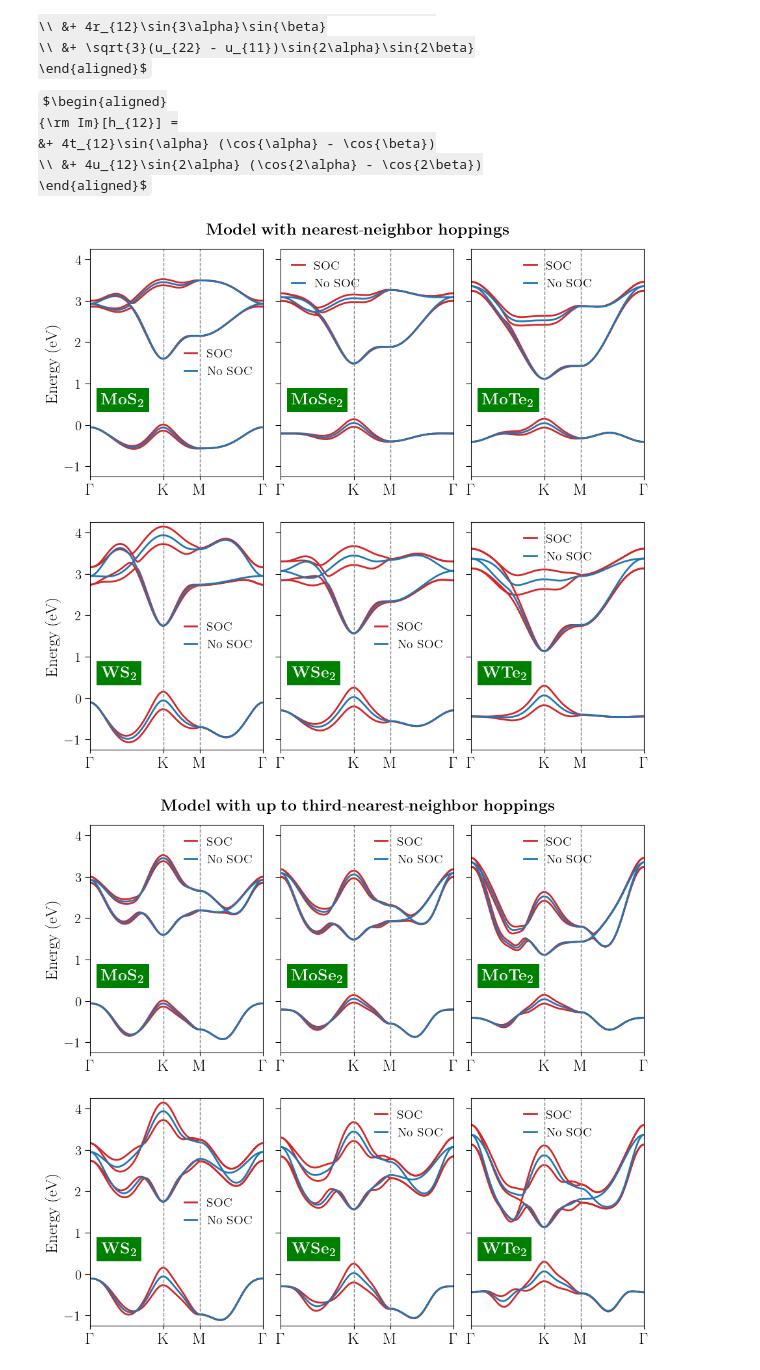
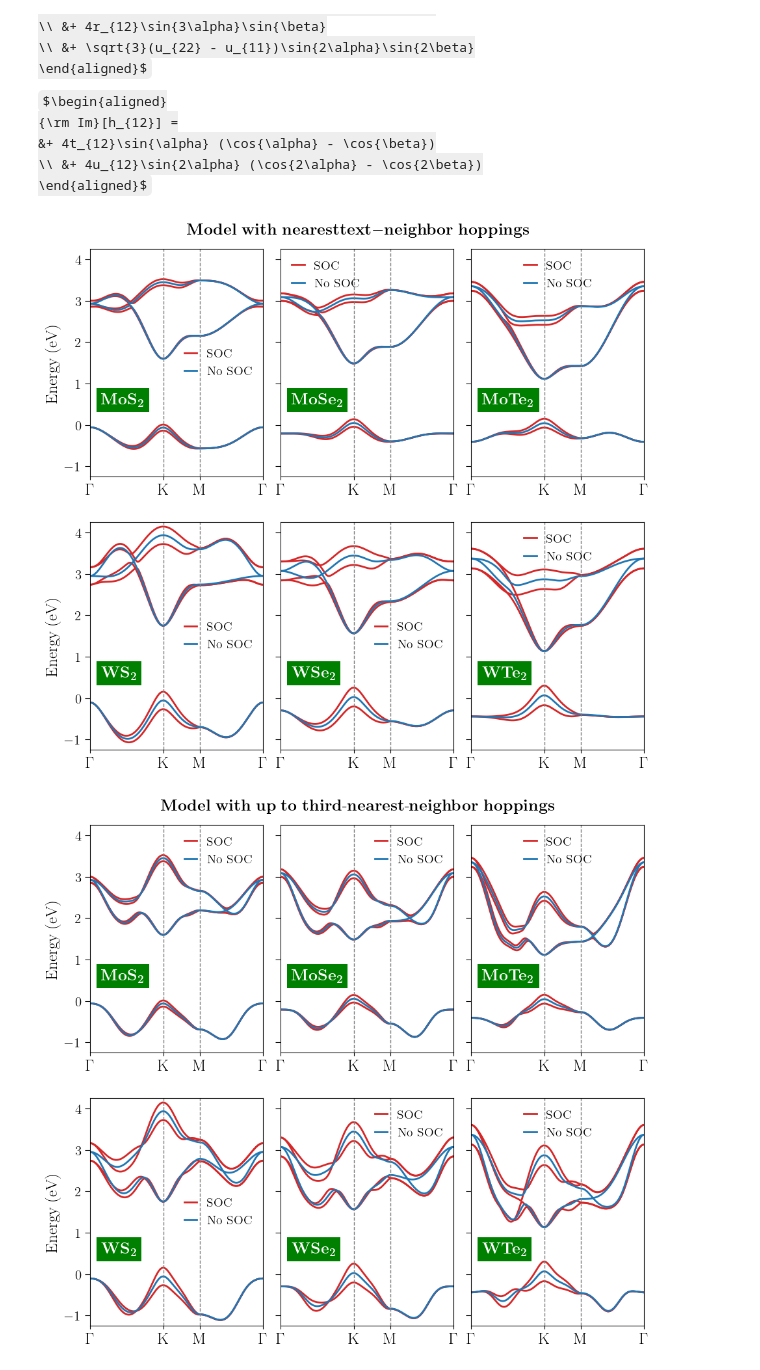
Before and after one commit to KJohnmar/INL-OBELIX-2026, a Jupyter notebook: TMDs/TMDs-monolayers.ipynb, the cells around one changed output. Cells and saved outputs as stored; diff of their text form; code cells hidden in the pictures; some formulas as TeX source.

```diff
--- a/TMDs/TMDs-monolayers.ipynb
+++ b/TMDs/TMDs-monolayers.ipynb
@@ -810,35 +813,35 @@ def main_BandStructure_1N_analytically():
     plot_BandStructure_TMDs_analytically(ax2, k_axis, HS_axis, bands, bands_soc, name="MoSe2", option="SOCvsNoSOC")
 
     _, _, bands = calculate_TMDs_analytically(n_pts=100, name="MoTe2", TB_model="1N", fit_parameter="GGA", soc=False)
     _, _, bands_soc = calculate_TMDs_analytically(n_pts=100, name="MoTe2", TB_model="1N", fit_parameter="GGA", soc=True)
     plot_BandStructure_TMDs_analytically(ax3, k_axis, HS_axis, bands, bands_soc, name="MoTe2", option="SOCvsNoSOC")
 
     _, _, bands = calculate_TMDs_analytically(n_pts=100, name="WS2", TB_model="1N", fit_parameter="GGA", soc=False)
     _, _, bands_soc = calculate_TMDs_analytically(n_pts=100, name="WS2", TB_model="1N", fit_parameter="GGA", soc=True)
     plot_BandStructure_TMDs_analytically(ax4, k_axis, HS_axis, bands, bands_soc, name="WS2", option="SOCvsNoSOC")
 
     _, _, bands = calculate_TMDs_analytically(n_pts=100, name="WSe2", TB_model="1N", fit_parameter="GGA", soc=False)
     _, _, bands_soc = calculate_TMDs_analytically(n_pts=100, name="WSe2", TB_model="1N", fit_parameter="GGA", soc=True)
     plot_BandStructure_TMDs_analytically(ax5, k_axis, HS_axis, bands, bands_soc, name="WSe2", option="SOCvsNoSOC")
 
     _, _, bands = calculate_TMDs_analytically(n_pts=100, name="WTe2", TB_model="1N", fit_parameter="GGA", soc=False)
     _, _, bands_soc = calculate_TMDs_analytically(n_pts=100, name="WTe2", TB_model="1N", fit_parameter="GGA", soc=True)
     plot_BandStructure_TMDs_analytically(ax6, k_axis, HS_axis, bands, bands_soc, name="WTe2", option="SOCvsNoSOC")
 
-    fig.suptitle(r"$\mathbf{Model\ with\ nearest\text{-}neighbor\ hoppings}$", fontsize=18, fontweight=900, y=0.92)
+    fig.suptitle(r"$\mathbf{Model\ with\ nearesttext{-}neighbor\ hoppings}$", fontsize=18, fontweight=900, y=0.92)
 
     # 5. Finalization
     plt.tight_layout()
     #plt.subplots_adjust(left=0.05, right=0.95, bottom=0.05, top=0.95,
     #                      hspace=0.4, wspace=0.4)
 
     plt.show()
     plt.close()
 
 if __name__ == "__main__":
     main_BandStructure_1N_analytically()
 # %% [output]
-[figure, old version]
+[figure, new version]
 # %%
 def main_BandStructure_3N_analytically():
     # 1. Adjust the figure size to fit both plots side-by-side
```
Also changed, not shown: parts of 4 cells of this notebook.
